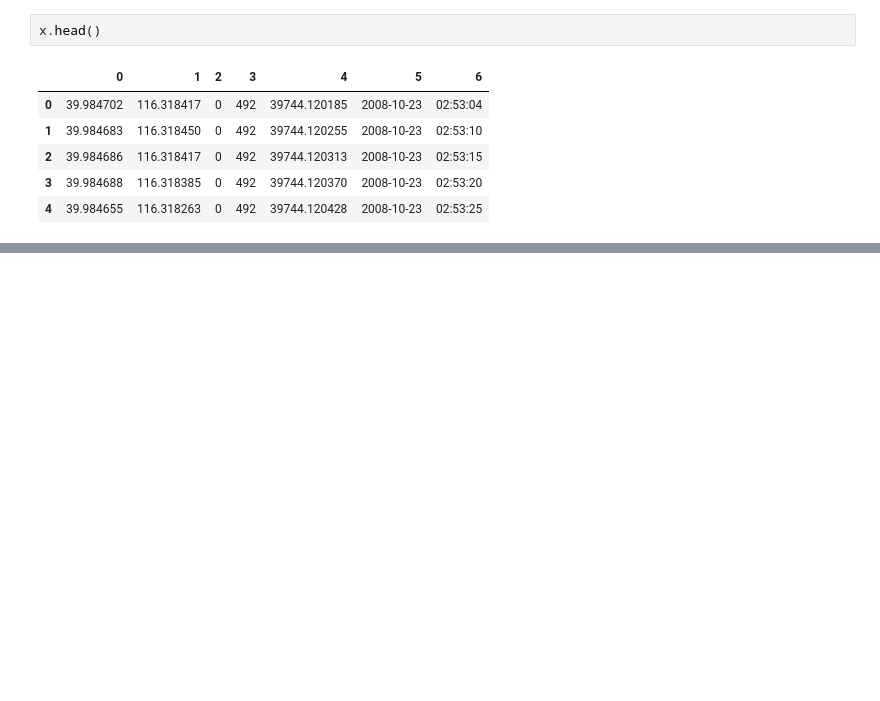
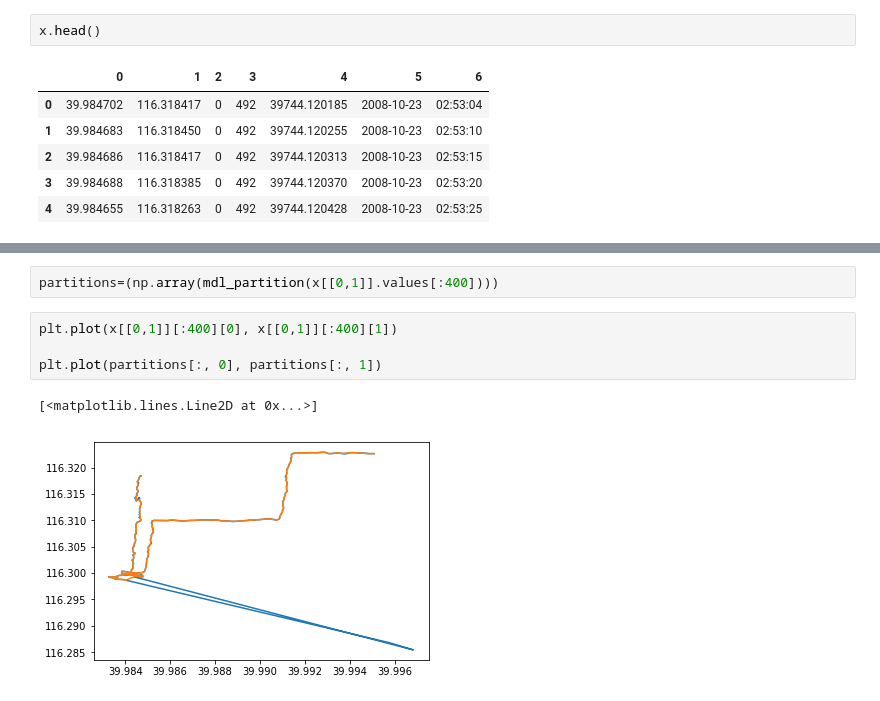
Before and after one commit to shengcode/CSE523, a Jupyter notebook: test.ipynb, the cells around one changed output, grey strips where cells are left out. Cells and saved outputs as stored; diff of their text form; blank space fills up the shorter version.

```diff
--- a/test.ipynb
+++ b/test.ipynb
@@ -68 +104,10 @@ def mdl_partition(path):
+# %%
+partitions=(np.array(mdl_partition(x[[0,1]].values[:400])))
+# %%
+plt.plot(x[[0,1]][:400][0], x[[0,1]][:400][1])
+
+plt.plot(partitions[:, 0], partitions[:, 1])
+# %% [output]
+[<matplotlib.lines.Line2D at 0x...>]
+[figure, added]
 # %%
```
Also changed, not shown: parts of 9 cells of this notebook, 1 other file.
